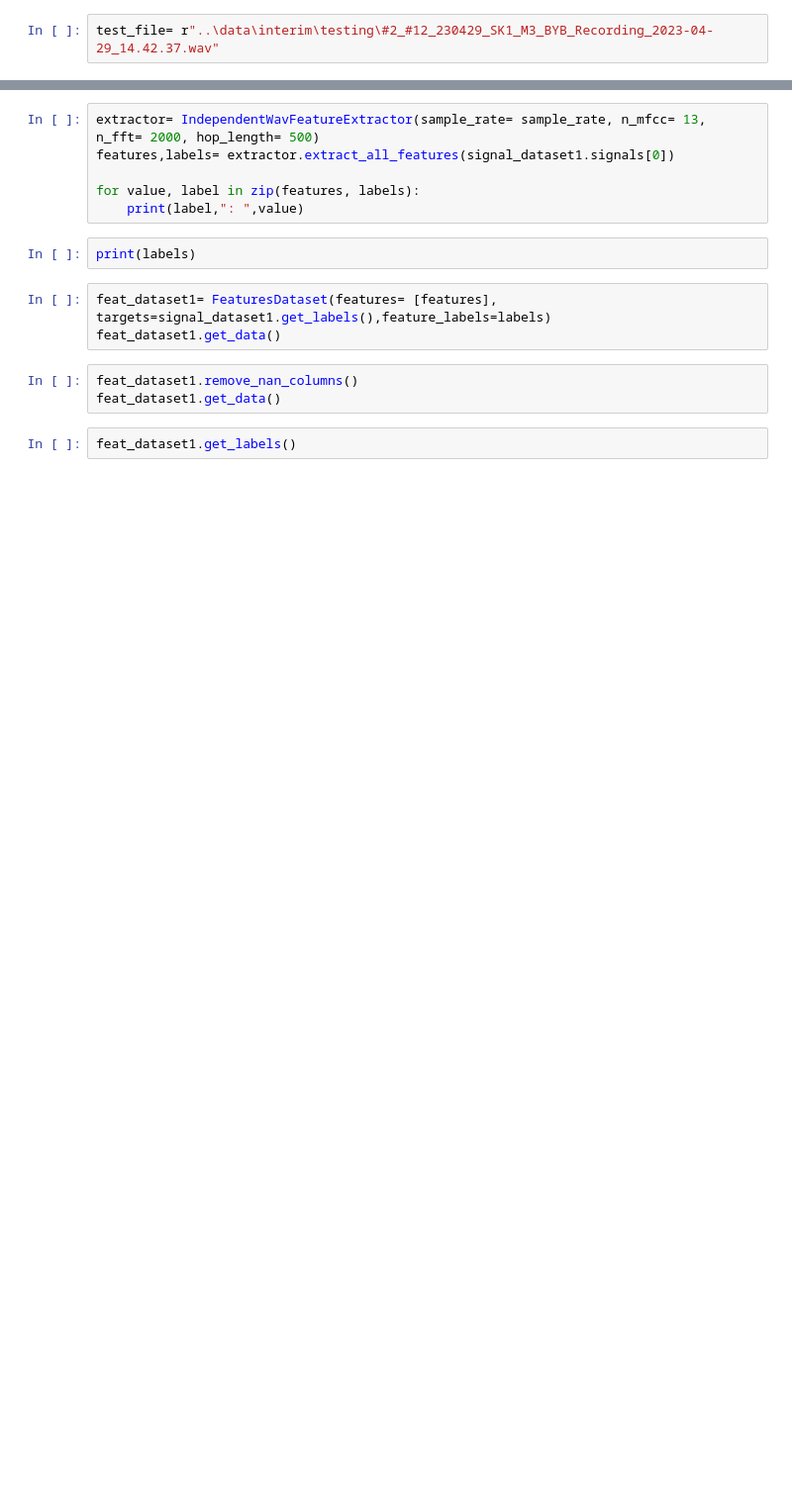
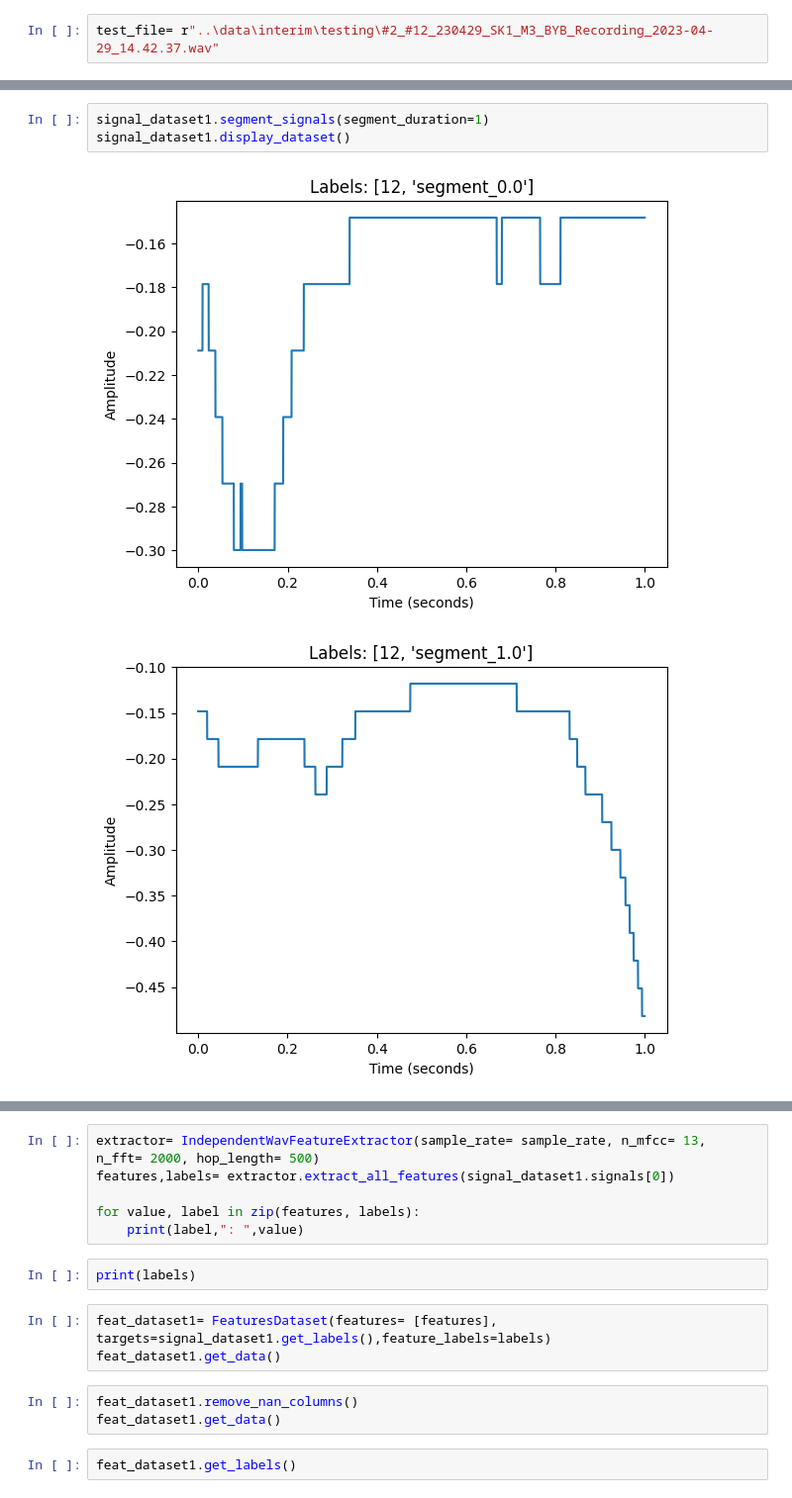
Before and after one commit to alvaro-francisco-gil/plant-reactivity-analysis, a Jupyter notebook: notebooks/testing.ipynb, the cells around one changed output, grey strips where cells are left out. Shown at 99% size. Drawn from its saved outputs; the diff is of its cells as text; blank space fills up the shorter version.

```diff
--- a/notebooks/testing.ipynb
+++ b/notebooks/testing.ipynb
@@ -30,0 +31,6 @@ print(len(signal_dataset1.signals[0]/sample_rate))
+# %%
+signal_dataset1.segment_signals(segment_duration=1)
+signal_dataset1.display_dataset()
+# %% [output]
+[figure, added]
+[figure, added]
```
Also changed, not shown: parts of 9 cells of this notebook, 8 other files.
